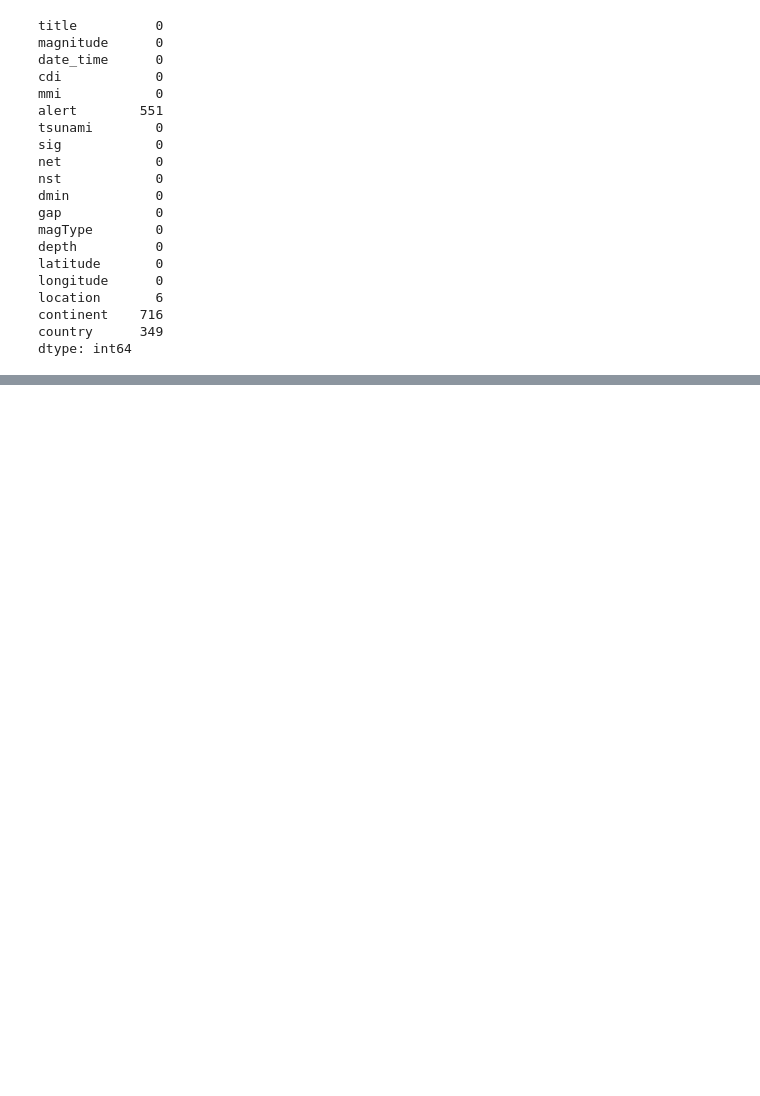
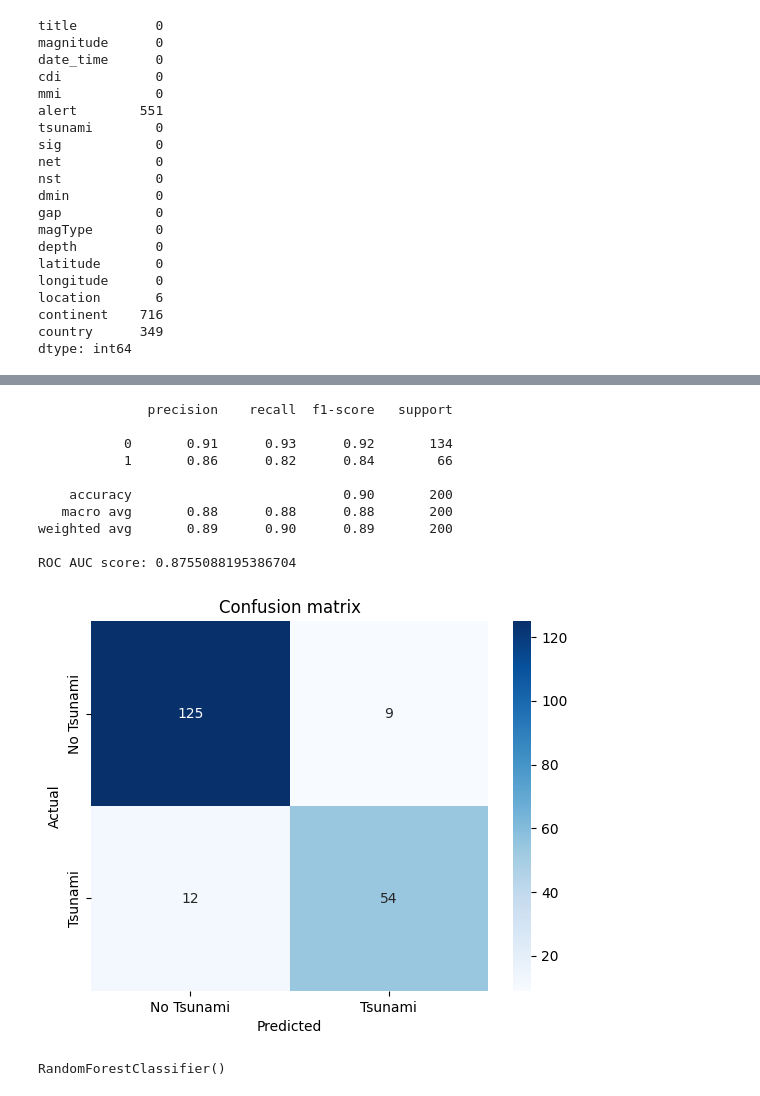
Before and after one commit to hopeiseverywhere/5002-final-proj, a Jupyter notebook: model.ipynb, the cells around one changed output, grey strips where cells are left out. Cells and saved outputs as stored; diff of their text form; code cells hidden in the pictures; blank space fills up the shorter version.

```diff
--- a/model.ipynb
+++ b/model.ipynb
@@ -73,0 +318,35 @@ dtype: int64
+# %%
+# predict the test set
+y_test_pred = model.predict(X_test)
+
+# print the classification report
+print(classification_report(y_test, y_test_pred))
+print(f'ROC AUC score: {roc_auc_score(y_test, y_test_pred)}')
+
+# plot the confusion matrix
+cm = confusion_matrix(y_test, y_test_pred)
+sns.heatmap(cm, annot=True, fmt='d', cmap='Blues')
+plt.xlabel('Predicted')
+plt.ylabel('Actual')
+plt.xticks([0.5, 1.5], ['No Tsunami', 'Tsunami'])
+plt.yticks([0.5, 1.5], ['No Tsunami', 'Tsunami'])
+plt.title('Confusion matrix')
+plt.show()
+# %% [output]
+              precision    recall  f1-score   support
+
+           0       0.91      0.93      0.92       134
+           1       0.86      0.82      0.84        66
+
+    accuracy                           0.90       200
+   macro avg       0.88      0.88      0.88       200
+weighted avg       0.89      0.90      0.89       200
+
+ROC AUC score: 0.8755088195386704
+[figure, added]
+# %%
+# random forest
+model = RandomForestClassifier()
+model.fit(X_train, y_train)
+# %% [output]
+RandomForestClassifier()
```
Also changed, not shown: parts of 26 cells of this notebook.
